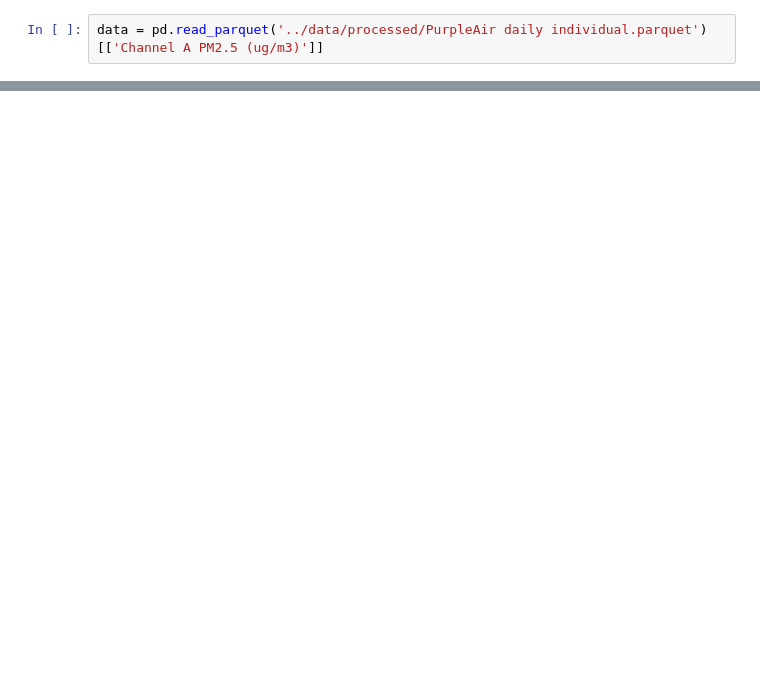
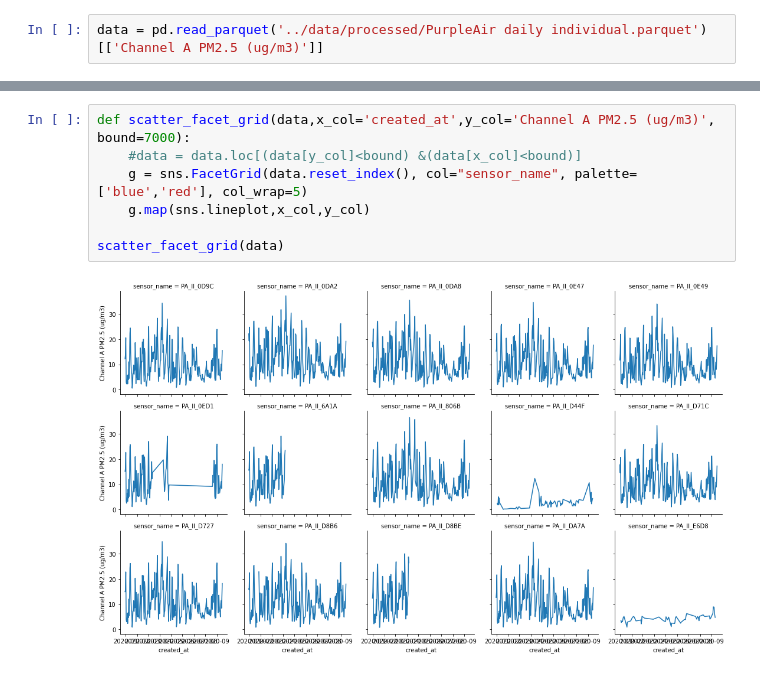
Before and after one commit to intelligent-environments-lab/bleed-orange-measure-purple, a Jupyter notebook: notebooks/4.0-cjl-PA-heatmap.ipynb, the cells around one changed output, grey strips where cells are left out. Saved outputs shown, nothing was run; the diff lists cells and outputs as text; blank space fills up the shorter version.

```diff
--- a/notebooks/4.0-cjl-PA-heatmap.ipynb
+++ b/notebooks/4.0-cjl-PA-heatmap.ipynb
@@ -12,0 +37,9 @@ sns.heatmap(data_by_sensor.T)
+# %%
+def scatter_facet_grid(data,x_col='created_at',y_col='Channel A PM2.5 (ug/m3)', bound=7000):
+    #data = data.loc[(data[y_col]<bound) &(data[x_col]<bound)]
+    g = sns.FacetGrid(data.reset_index(), col="sensor_name", palette=['blue','red'], col_wrap=5)
+    g.map(sns.lineplot,x_col,y_col)
+
+scatter_facet_grid(data)
+# %% [output]
+[figure, added]
```
Also changed, not shown: parts of 4 cells of this notebook, 1 other file.
